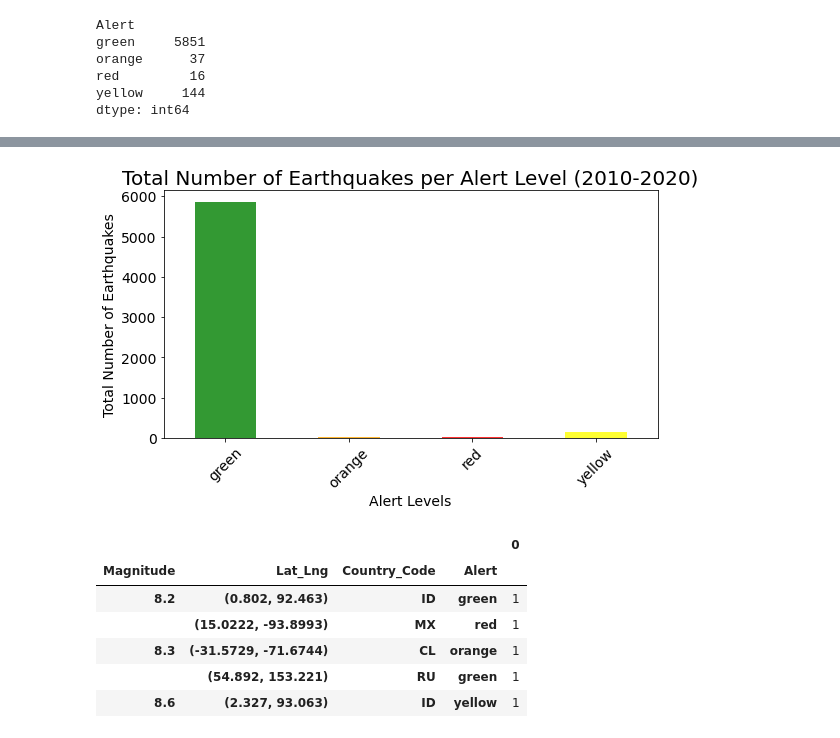
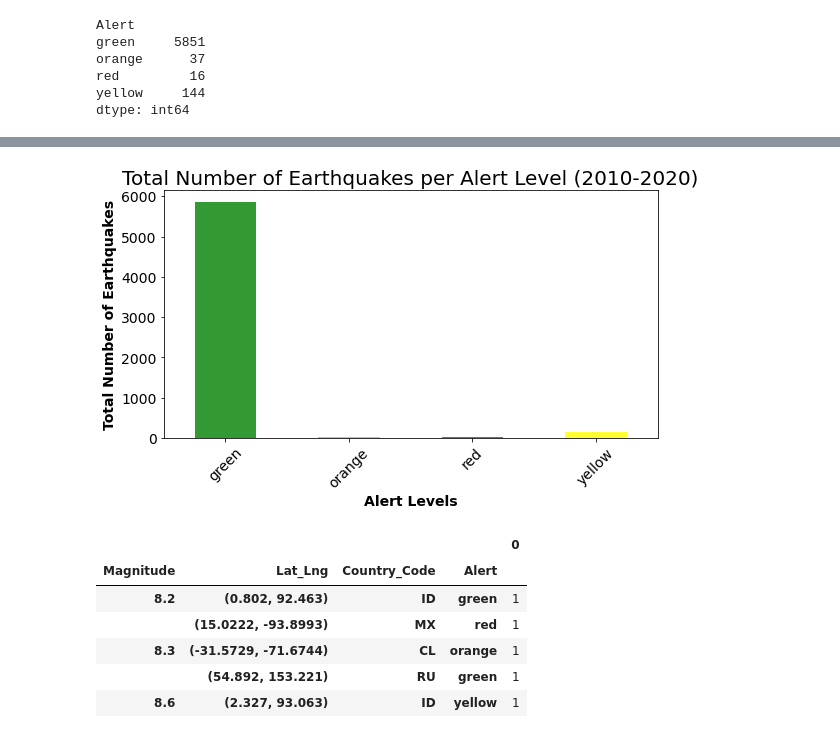
Before and after one commit to hiamdebsi/Project-1, a Jupyter notebook: starter_code/Earthquakes_Project_1_Analysis.ipynb, the cells around one changed output, grey strips where cells are left out. Drawn from its saved outputs; the diff is of its cells as text; code cells hidden in the pictures.

```diff
--- a/starter_code/Earthquakes_Project_1_Analysis.ipynb
+++ b/starter_code/Earthquakes_Project_1_Analysis.ipynb
@@ -281,15 +373,15 @@ plt.show()
 # %%
 #Create the bar plot
 alert_level_plot = alert_level['Total Count'].plot.bar(figsize=(8,5),alpha=0.8, fontsize=14, rot=45,
                                                       color=['green', 'orange', 'red', 'yellow'])
 #Add required labels
-plt.xlabel('Alert Levels', fontsize=14)
-plt.ylabel('Total Number of Earthquakes', fontsize=14)
+plt.xlabel('Alert Levels', fontsize=14, fontweight='bold')
+plt.ylabel('Total Number of Earthquakes', fontsize=14, fontweight='bold')
 plt.title('Total Number of Earthquakes per Alert Level (2010-2020)', fontsize=20)
 #plt.grid(True, color = "grey", linewidth = "1.4", linestyle = "-.")
 plt.tight_layout()
 
 #Save plot as an image
 plt.savefig(output_folder + "AlertLevelVSNumberofEarthquake.png")
 # %% [output]
-[figure, old version]
+[figure, new version]
```
Also changed, not shown: parts of 52 cells of this notebook, 4 other files.
